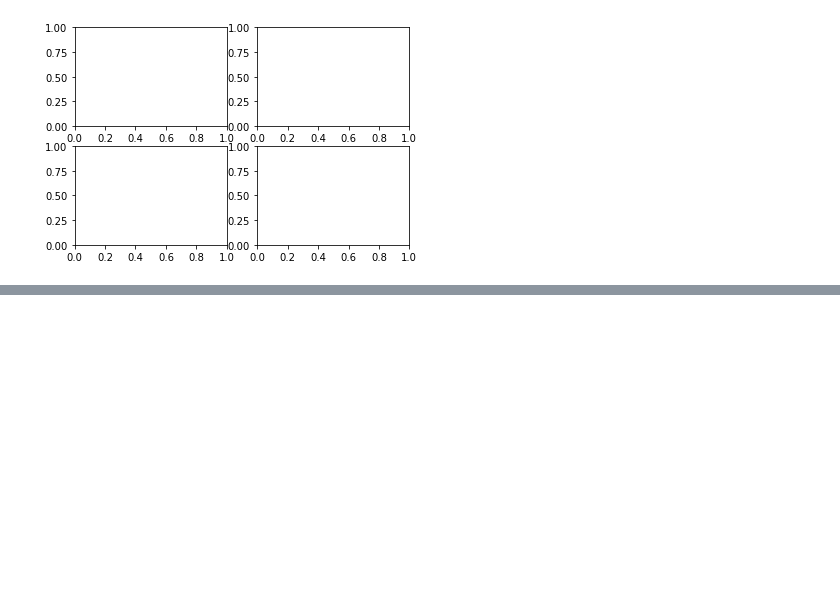
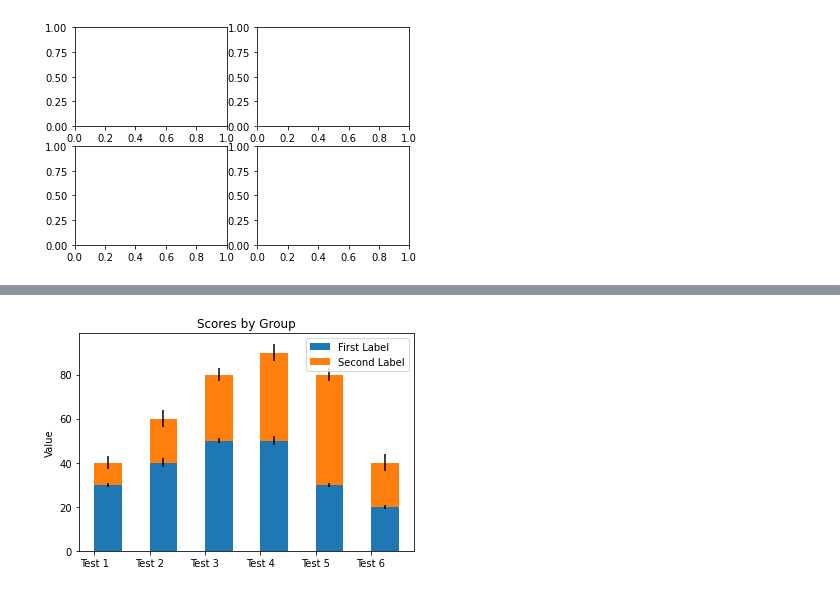
Before and after one commit to cholongbul/datavisualization, a Jupyter notebook: Matplotlib.ipynb, the cells around one changed output, grey strips where cells are left out. Drawn from its saved outputs; the diff is of its cells as text; code cells hidden in the pictures; blank space fills up the shorter version.

```diff
--- a/Matplotlib.ipynb
+++ b/Matplotlib.ipynb
@@ -15,0 +49,21 @@ fig, ax = plt.subplots(2,2)
+# %%
+labels = ['Test 1', 'Test 2', 'Test 3', 'Test 4' ,'Test 5', 'Test 6',]
+
+group_one_price = [30,40,50,50,30,20]
+group_two_price = [10,20,30,40,50,20]
+group_one_tax = [1,2,1,2,1,1]
+group_two_tax = [3,4,3,4,3,4]
+
+width = 0.50
+fig, ax = plt.subplots()
+
+#create our stacked bar visuallizeation
+ax.bar(labels, group_one_price, width, align = 'edge', yerr=group_one_tax, label='First Label')
+ax.bar(labels, group_two_price, width, align = 'edge', yerr=group_two_tax, bottom=group_one_price, label='Second Label')
+
+ax.set_ylabel('Value')
+ax.set_title('Scores by Group')
+ax.legend()
+plt.show()
+# %% [output]
+[figure, added]
```
Also changed, not shown: parts of 7 cells of this notebook.
